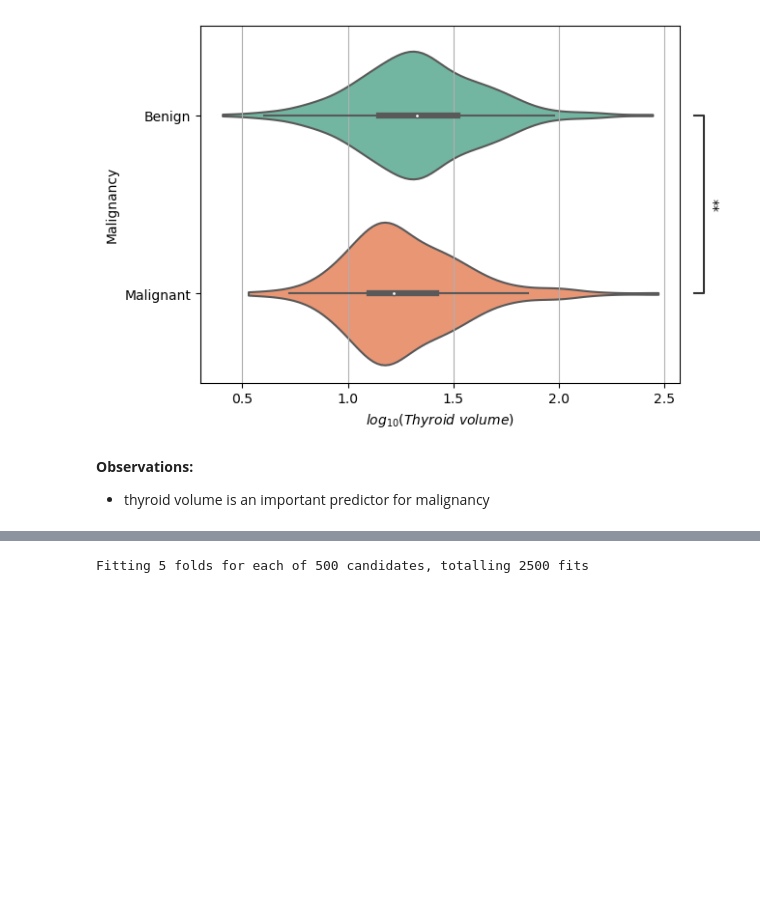
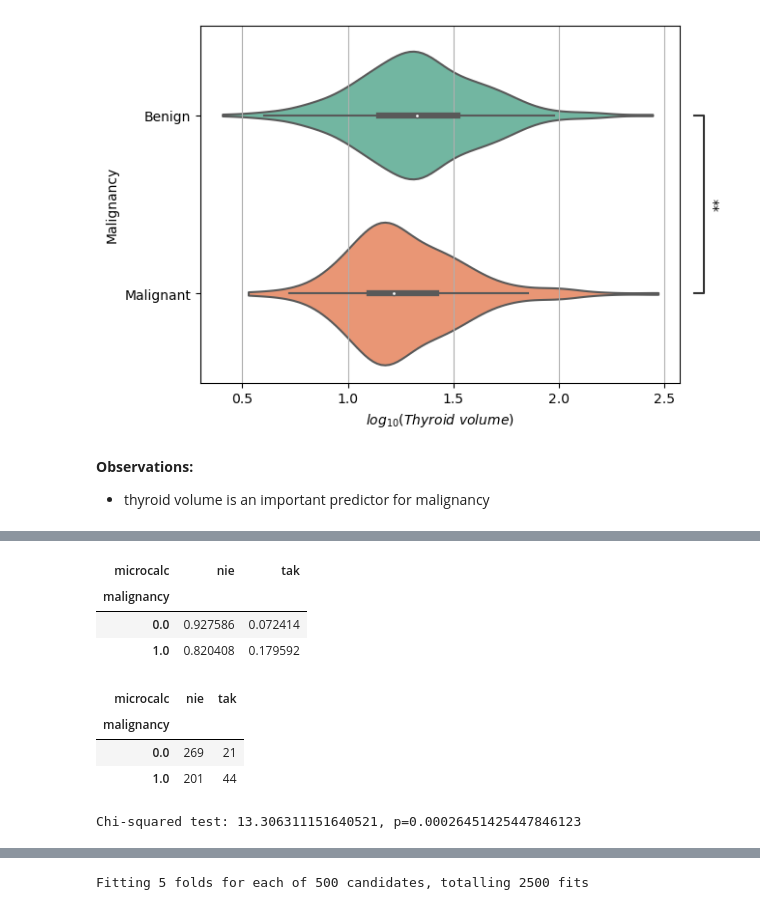
Before and after one commit to valentynbez/thyroid_2023, a Jupyter notebook: analysis.ipynb, the cells around one changed output, grey strips where cells are left out. Saved outputs shown, nothing was run; the diff lists cells and outputs as text; code cells hidden in the pictures; blank space fills up the shorter version.

```diff
--- a/analysis.ipynb
+++ b/analysis.ipynb
@@ -602,3 +622,21 @@ dm = dmatrix("+".join(formula.split("~")), full, return_type="dataframe")
+# %%
+# sex contingency table and test
+from scipy.stats import chi2_contingency
+display(pd.crosstab(full['malignancy'], full["microcalc"], normalize="index"))
+tab = pd.crosstab(full['malignancy'], full["microcalc"])
+chi2, p, dof, expected = chi2_contingency(tab)
+display(tab)
+print(f"Chi-squared test: {chi2}, p={p}")
+# %% [output]
+| microcalc | nie | tak |
+| malignancy |  |  |
+| 0.0 | 0.927586 | 0.072414 |
+| 1.0 | 0.820408 | 0.179592 |
+| microcalc | nie | tak |
+| malignancy |  |  |
+| 0.0 | 269 | 21 |
+| 1.0 | 201 | 44 |
+Chi-squared test: 13.306311151640521, p=0.00026451425447846123
 # %%
 formula
 # %% [output]
```
Also changed, not shown: parts of 13 cells of this notebook, 3 other files.
